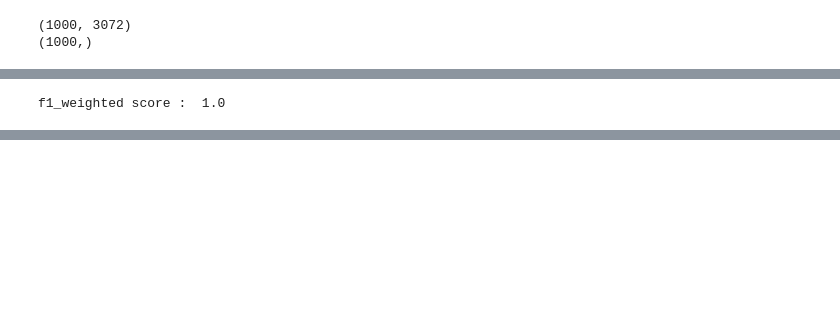
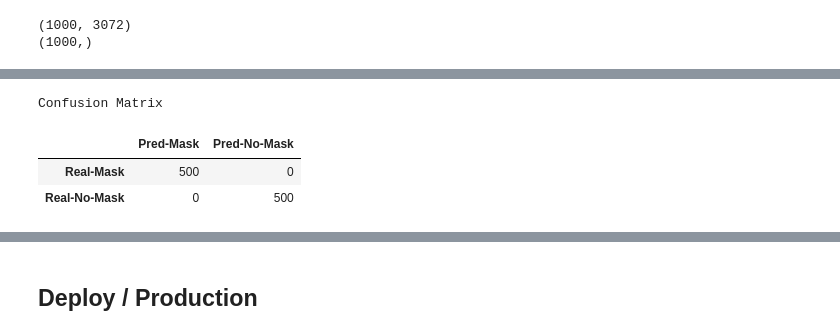
Before and after one commit to visiont3lab/covid-mask-classifier, a Jupyter notebook: Classification_Project.ipynb, the cells around one changed output, grey strips where cells are left out. Drawn from its saved outputs; the diff is of its cells as text; code cells hidden in the pictures; blank space fills up the shorter version.

```diff
--- a/Classification_Project.ipynb
+++ b/Classification_Project.ipynb
@@ -46,15 +98,11 @@ Using TensorFlow backend.
 # %%
-name = "mask"
-folder_path = "dataset/" # da quale cartella vogliamo legger
+#https://keras.io/api/preprocessing/image/
+name = "no-mask" # Da fare sia per "mask" che per "no_mask"
+folder_path = "dataset/" # da quale cartella vogliamo leggere
 folder_path_augmented = "dataset-aug/" + name
-try:
-    os.mkdir(folder_path_augmented)
-except OSError as error:
-    print(error)
 
 IMG_SIZE = (32,32) # W, H
 BATCH_SIZE = 250
-
 def my_generator(batch_size):
     SEED=42
     images_generator = ImageDataGenerator(
@@ -81,12 +129,12 @@ def my_generator(batch_size):
         images_aug_batch,_ = images_generator.next()
         yield images_aug_batch
 
-
 for j in range(0,2):
     images_aug_batch  = next(my_generator(BATCH_SIZE))
     print(images_aug_batch.shape)
     for i in range(0,images_aug_batch.shape[0]):
         im = cv2.cvtColor(images_aug_batch[i,:,:,:], cv2.COLOR_BGR2RGB)
+        #im = cv2.cvtColor(images_aug_batch[i,:,:,:], cv2.COLOR_BGR2GRAY)
         cv2.imwrite(folder_path_augmented + "/" + str(j) + "_" + str(i) + ".png", im)
         #im = cv2.resize(im, (128,128))
         #cv2_imshow(im)
@@ -182,6 +232,11 @@ SVC: 0.996, 0.004
 # %%
 def save_model_joblib(inp_name,inp_clf):
     joblib.dump(inp_clf, inp_name)
+
+def load_model_joblib(inp_name):
+    # Load a pipeline
+    my_model_loaded = joblib.load(inp_name)
+    return my_model_loaded
 
 def train(X,Y):
     X_train, X_test, Y_train, Y_test  = train_test_split(X, Y, test_size=0.2, random_state=42)
@@ -189,32 +244,88 @@ def train(X,Y):
     pipeline = Pipeline([
         ("sc", MinMaxScaler()), # 0-1 features
         #('polinomial', PolynomialFeatures(degree=3)),
         ("pca", PCA(n_components=0.99)),
         ("model", SVC(probability=True) ) # Probability truw slow down dataset
     ])
 
+    pipeline.fit(X_train,Y_train)
+    score_train = pipeline.score(X_train,Y_train)
+    score_test = pipeline.score(X_test,Y_test)
+    print("f1_weighted score Train: ", score_train)
+    print("f1_weighted score Test: ", score_test)
+
+    save_model_joblib("model.pkl", pipeline)
+    return pipeline
+
+    '''
     tuned_parameters = [
                 {'model__kernel': ['rbf'],  'model__C': [1,10, 100, 1000]},
                 {'model__kernel': ['linear'], 'model__C': [1, 10, 100, 1000]},
                 #{'model__kernel' : ['poly'], 'model__degree' : [2,3,4] ,'model__C': [1,10, 100, 1000]}
             ]
 
     grid_search = RandomizedSearchCV(
         pipeline, tuned_parameters, scoring='f1_macro'
     )
 
     # Train
     grid_search.fit(X_train,Y_train)
 
     # Score
     score = grid_search.best_estimator_.score(X,Y)
     print("f1_weighted score : ", score)
 
+    save_model_joblib("model.pkl", grid_search.best_estimator_)
+    return grid_search.best_estimator_
+    '''
 
+def train_finetuning(X,Y):
+    X_train, X_test, Y_train, Y_test  = train_test_split(X, Y, test_size=0.2, random_state=42)
+
+    pipeline = Pipeline([
+        ("sc", MinMaxScaler()), # 0-1 features
+        #('polinomial', PolynomialFeatures(degree=3)),
+        ("pca", PCA(n_components=0.99)),
+        ("model", SVC(probability=True) ) # Probability truw slow down dataset
+    ])
+
+    tuned_parameters = [
+                {'pca__n_components': [0.97,0.98,0.99]},
+                {'model__kernel': ['rbf'],  'model__C': [1,10, 100, 1000]},
+                {'model__kernel': ['linear'], 'model__C': [1, 10, 100, 1000]},
+                #{'model__kernel' : ['poly'], 'model__degree' : [2,3,4] ,'model__C': [1,10, 100, 1000]}
+            ]
+
+    grid_search = RandomizedSearchCV(
+        pipeline, tuned_parameters, scoring='f1_macro'
+    )
+
+    # Train
+    grid_search.fit(X_train,Y_train)
+
+    # Score
+    score = grid_search.best_estimator_.score(X,Y)
+    print("f1_weighted score : ", score)
 
     save_model_joblib("model.pkl", grid_search.best_estimator_)
     return grid_search.best_estimator_
 
-train(X,Y)
+def report(X,Y):
+    model = load_model_joblib("model.pkl")
+    Y_pred =  model.predict(X)
+
+    print("Confusion Matrix")
+    cm = confusion_matrix(Y,Y_pred)
+    df = pd.DataFrame(cm, columns=["Pred-Mask","Pred-No-Mask"], index=["Real-Mask","Real-No-Mask"])
+    display(df)
+    print("Report")
+    print(classification_report(Y, Y_pred))
+
+#pipeline = train(X,Y)
+#pipeline = train_finetuning(X,Y)
+report(X,Y)
 # %% [output]
-f1_weighted score :  1.0
+Confusion Matrix
+|  | Pred-Mask | Pred-No-Mask |
+| Real-Mask | 500 | 0 |
+| Real-No-Mask | 0 | 500 |
@@ -245,0 +360,2 @@ def test_pickle(X):
+# %% [markdown]
+## Deploy / Production
```
Also changed, not shown: parts of 18 cells of this notebook.
